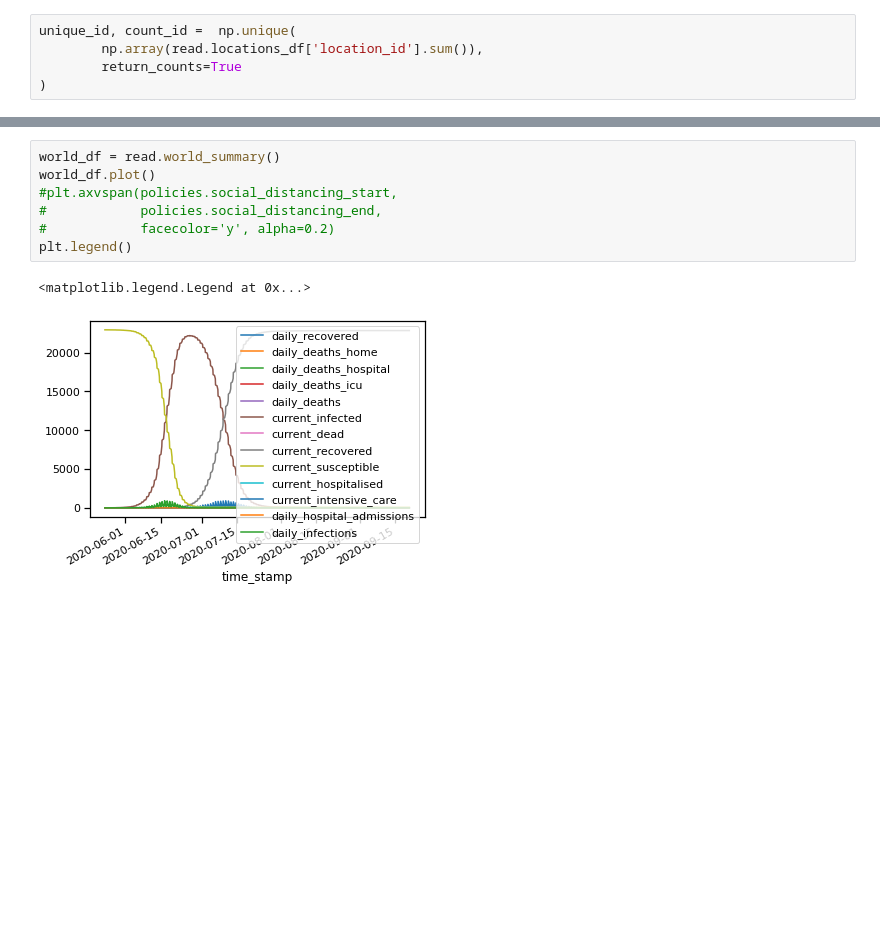
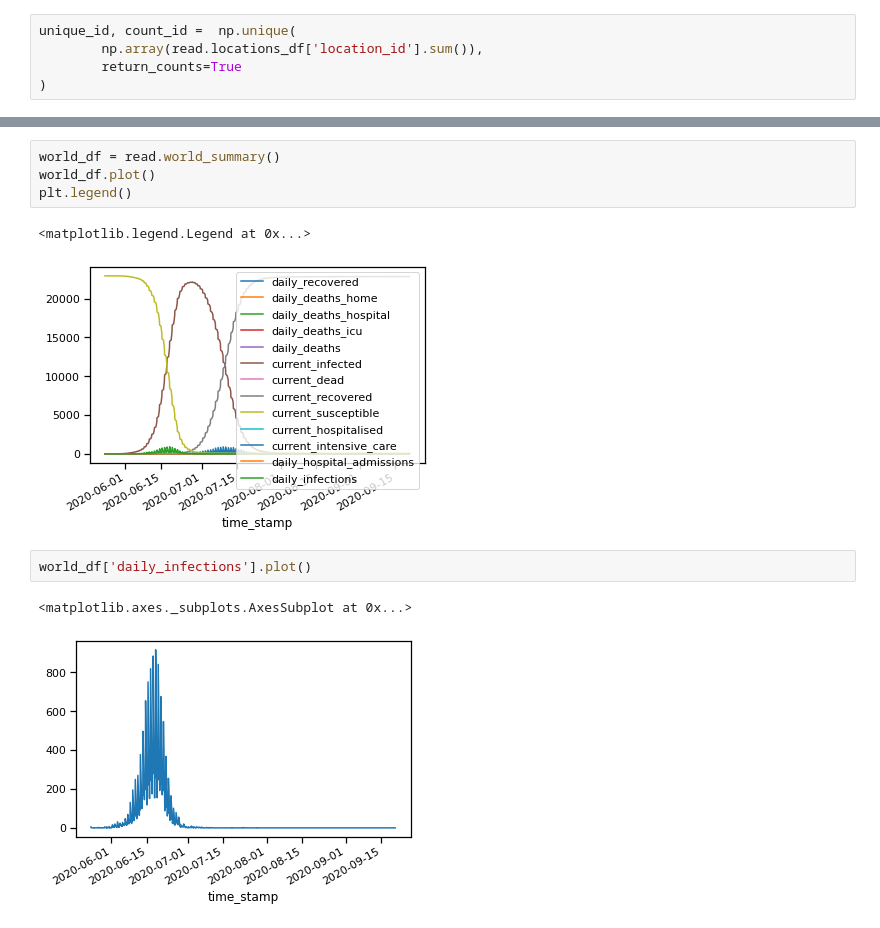
Before and after one commit to UNGlobalPulse/UNGP-settlement-modelling, a Jupyter notebook: Notebooks/quickstart camp.ipynb, the cells around one changed output, grey strips where cells are left out. Cells and saved outputs as stored; diff of their text form; blank space fills up the shorter version.

```diff
--- a/Notebooks/quickstart camp.ipynb
+++ b/Notebooks/quickstart camp.ipynb
@@ -377,10 +376,12 @@ array([56, 61, 61, 64, 66])
 # %%
 world_df = read.world_summary()
 world_df.plot()
-#plt.axvspan(policies.social_distancing_start,
-#            policies.social_distancing_end,
-#            facecolor='y', alpha=0.2)
 plt.legend()
 # %% [output]
 <matplotlib.legend.Legend at 0x...>
 [figure]
+# %%
+world_df['daily_infections'].plot()
+# %% [output]
+<matplotlib.axes._subplots.AxesSubplot at 0x...>
+[figure, added]
```
Also changed, not shown: parts of 24 cells of this notebook, 3 other files.
